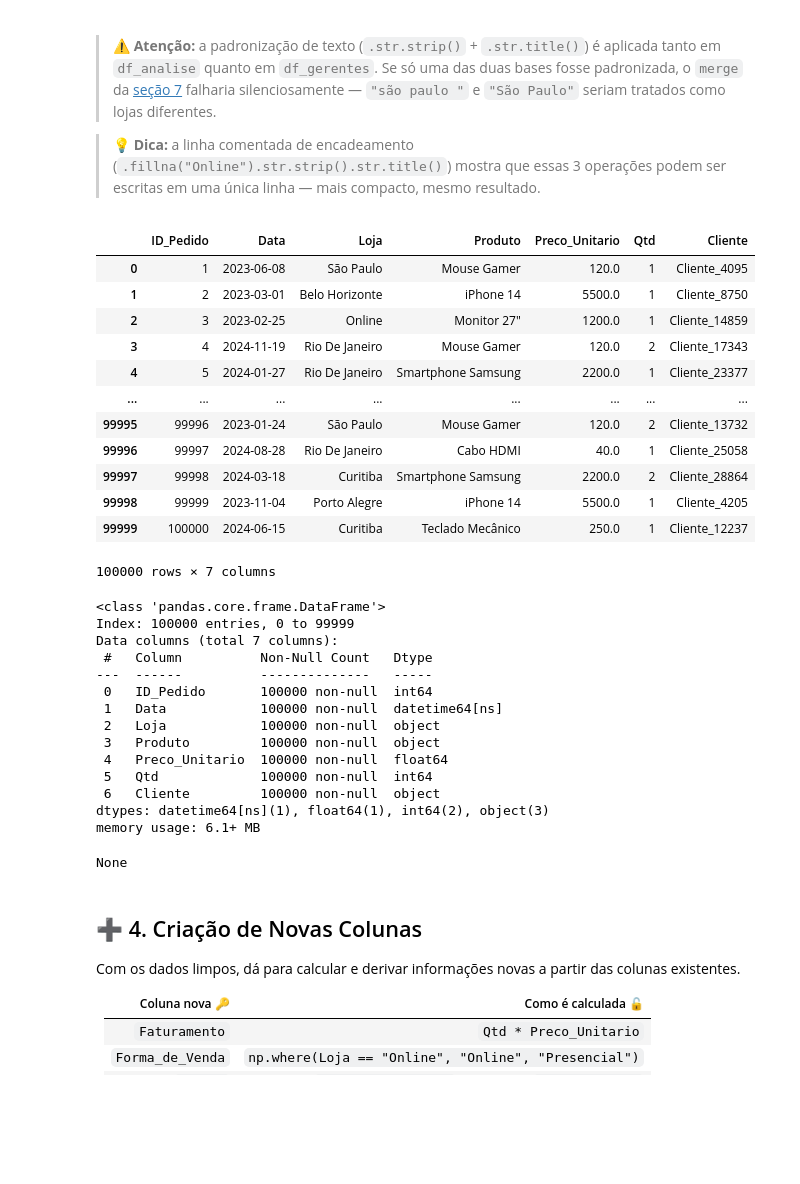
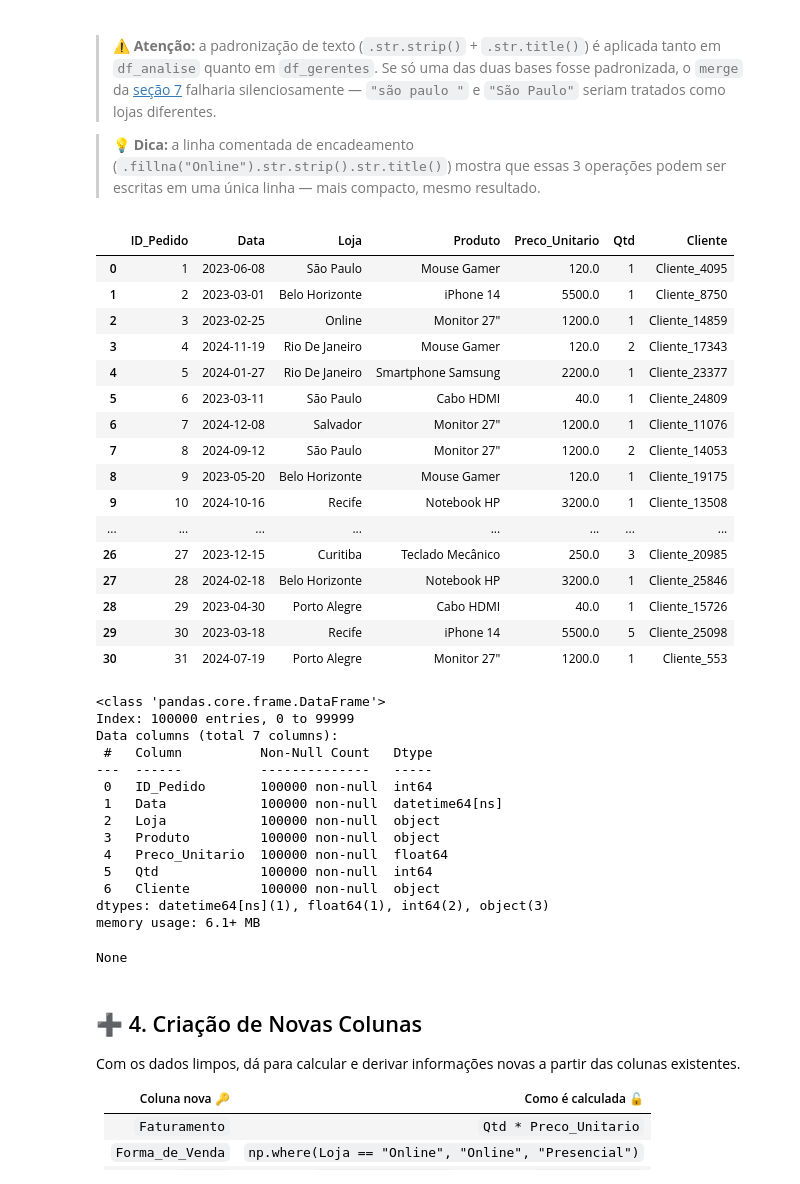
Before and after one commit to wqiluc/Python_Impressionador_HashtagTreinamentos, a Jupyter notebook: Módulo 16 - Pandas ETL/.ipynb/123-Projeto ETL Completo_ ETL e Configurações iniciais - pandas_supremo.ipynb, the cells around one changed output. Saved outputs shown, nothing was run; the diff lists cells and outputs as text; code cells hidden in the pictures; blank space fills up the shorter version.

Commit message:
feat: 8/16: Analises e filtros por condição

```diff
--- a/Módulo 16 - Pandas ETL/.ipynb/123-Projeto ETL Completo_ ETL e Configurações iniciais - pandas_supremo.ipynb
+++ b/Módulo 16 - Pandas ETL/.ipynb/123-Projeto ETL Completo_ ETL e Configurações iniciais - pandas_supremo.ipynb
@@ -114,58 +152,62 @@ Aqui começa o "T" do ETL: a base bruta vira `df_analise`, já limpa e pronta pa
 
 # colunas
 df_analise = df_vendas.drop(columns=["Data_Base"])
 
 # nulos
-# df_analise = df_analise.dropna() # excluir todas as linhas que têm 1 valor vazio
+df_analise = df_analise.dropna() # excluir todas as linhas que têm 1 valor vazio
 df_analise["Loja"] = df_analise["Loja"].fillna("Online")
 
 # tipos de dados
 df_analise["Data"] = pd.to_datetime(df_analise["Data"], format="%Y-%m-%d")
 
-# padronizacao
+# padronização
 df_analise["Loja"] = df_analise["Loja"].str.strip()
 df_analise["Loja"] = df_analise["Loja"].str.title()
 
 df_gerentes["Loja"] = df_gerentes["Loja"].str.strip()
 df_gerentes["Loja"] = df_gerentes["Loja"].str.title()
 
 # encadeamento
 # df_analise["Loja"] = df_analise["Loja"].fillna("Online").str.strip().str.title()
 
 # duplicatas
 df_analise = df_analise.drop_duplicates(subset=["ID_Pedido"])
 
-display(df_analise)
+display(df_analise[0:31])
 display(df_analise.info())
 # %% [output]
 |  | ID_Pedido | Data | Loja | Produto | Preco_Unitario | Qtd | Cliente |
 | 0 | 1 | 2023-06-08 | São Paulo | Mouse Gamer | 120.0 | 1 | Cliente_4095 |
 | 1 | 2 | 2023-03-01 | Belo Horizonte | iPhone 14 | 5500.0 | 1 | Cliente_8750 |
 | 2 | 3 | 2023-02-25 | Online | Monitor 27" | 1200.0 | 1 | Cliente_14859 |
 | 3 | 4 | 2024-11-19 | Rio De Janeiro | Mouse Gamer | 120.0 | 2 | Cliente_17343 |
 | 4 | 5 | 2024-01-27 | Rio De Janeiro | Smartphone Samsung | 2200.0 | 1 | Cliente_23377 |
+| 5 | 6 | 2023-03-11 | São Paulo | Cabo HDMI | 40.0 | 1 | Cliente_24809 |
+| 6 | 7 | 2024-12-08 | Salvador | Monitor 27" | 1200.0 | 1 | Cliente_11076 |
+| 7 | 8 | 2024-09-12 | São Paulo | Monitor 27" | 1200.0 | 2 | Cliente_14053 |
+| 8 | 9 | 2023-05-20 | Belo Horizonte | Mouse Gamer | 120.0 | 1 | Cliente_19175 |
+| 9 | 10 | 2024-10-16 | Recife | Notebook HP | 3200.0 | 1 | Cliente_13508 |
 | ... | ... | ... | ... | ... | ... | ... | ... |
-| 99995 | 99996 | 2023-01-24 | São Paulo | Mouse Gamer | 120.0 | 2 | Cliente_13732 |
-| 99996 | 99997 | 2024-08-28 | Rio De Janeiro | Cabo HDMI | 40.0 | 1 | Cliente_25058 |
-| 99997 | 99998 | 2024-03-18 | Curitiba | Smartphone Samsung | 2200.0 | 2 | Cliente_28864 |
-| 99998 | 99999 | 2023-11-04 | Porto Alegre | iPhone 14 | 5500.0 | 1 | Cliente_4205 |
-| 99999 | 100000 | 2024-06-15 | Curitiba | Teclado Mecânico | 250.0 | 1 | Cliente_12237 |
+| 26 | 27 | 2023-12-15 | Curitiba | Teclado Mecânico | 250.0 | 3 | Cliente_20985 |
+| 27 | 28 | 2024-02-18 | Belo Horizonte | Notebook HP | 3200.0 | 1 | Cliente_25846 |
+| 28 | 29 | 2023-04-30 | Porto Alegre | Cabo HDMI | 40.0 | 1 | Cliente_15726 |
+| 29 | 30 | 2023-03-18 | Recife | iPhone 14 | 5500.0 | 5 | Cliente_25098 |
+| 30 | 31 | 2024-07-19 | Porto Alegre | Monitor 27" | 1200.0 | 1 | Cliente_553 |
-100000 rows × 7 columns
+<class 'pandas.core.frame.DataFrame'>
+Index: 100000 entries, 0 to 99999
+Data columns (total 7 columns):
+ #   Column          Non-Null Count   Dtype
+---  ------          --------------   -----
+ 0   ID_Pedido       100000 non-null  int64
+ 1   Data            100000 non-null  datetime64[ns]
+ 2   Loja            100000 non-null  object
+ 3   Produto         100000 non-null  object
+ 4   Preco_Unitario  100000 non-null  float64
+ 5   Qtd             100000 non-null  int64
+ 6   Cliente         100000 non-null  object
+dtypes: datetime64[ns](1), float64(1), int64(2), object(3)
+memory usage: 6.1+ MB
-<class 'pandas.core.frame.DataFrame'>
-Index: 100000 entries, 0 to 99999
-Data columns (total 7 columns):
- #   Column          Non-Null Count   Dtype
----  ------          --------------   -----
- 0   ID_Pedido       100000 non-null  int64
- 1   Data            100000 non-null  datetime64[ns]
- 2   Loja            100000 non-null  object
- 3   Produto         100000 non-null  object
- 4   Preco_Unitario  100000 non-null  float64
- 5   Qtd             100000 non-null  int64
- 6   Cliente         100000 non-null  object
-dtypes: datetime64[ns](1), float64(1), int64(2), object(3)
-memory usage: 6.1+ MB
+None
-None
 # %% [markdown]
 ## ➕ 4. Criação de Novas Colunas
 
```
Also changed, not shown: parts of 5 cells of this notebook.
